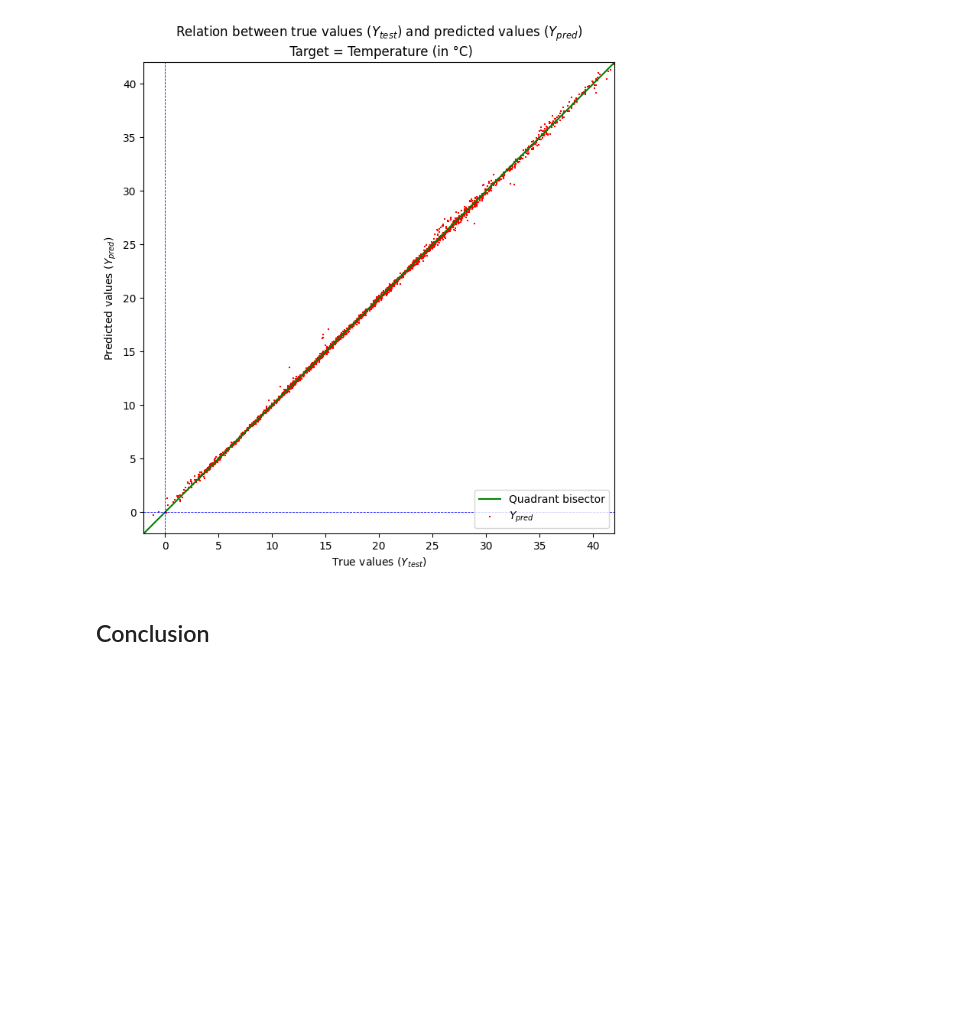
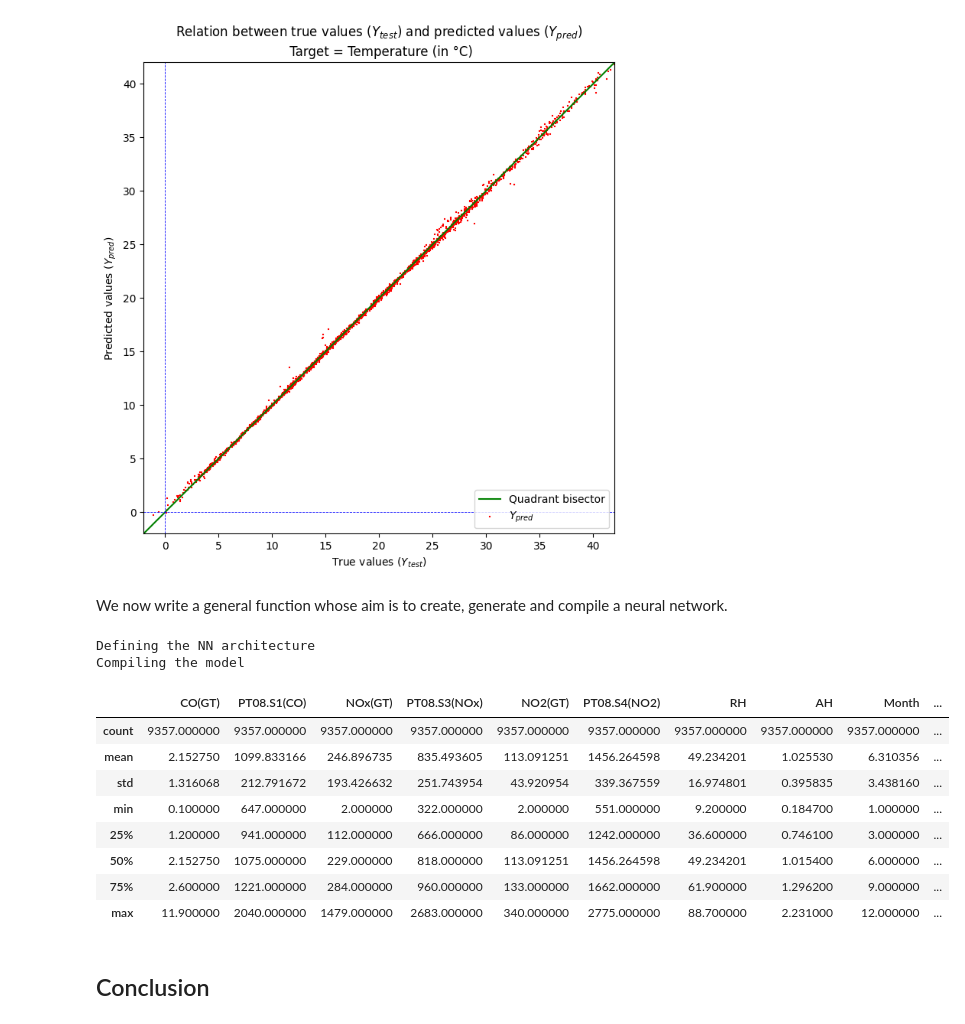
Before and after one commit to lcsrodriguez/dl-practicals, a Jupyter notebook: p2/p2.ipynb, the cells around one changed output. Drawn from its saved outputs; the diff is of its cells as text; code cells hidden in the pictures; blank space fills up the shorter version.

```diff
--- a/p2/p2.ipynb
+++ b/p2/p2.ipynb
@@ -885,3 +888,5 @@ _ = plt.legend(loc="lower right")
 plt.savefig("img/out.svg", dpi=600)
 # %% [output]
 [figure]
+# %% [markdown]
+We now write a general function whose aim is to create, generate and compile a neural network.
@@ -887,0 +945,21 @@ plt.savefig("img/out.svg", dpi=600)
+# %%
+m = generate_model(2e-3,
+               [
+                   (12, "relu"),
+                   (10, "relu"),
+                   (10, "relu"),
+                   (10, "relu"),
+               ],
+               loss_function="mse",
+              )
+
+plot_model(m, rankdir="LR")
+
+visualizer(m,
+           filename="img/m",
+           format='png',
+           view=False
+          )
+# %% [output]
+Defining the NN architecture
+Compiling the model
@@ -888,3 +979,15 @@ plt.savefig("img/out.svg", dpi=600)
+# %%
+X.describe()
+# %% [output]
+|  | CO(GT) | PT08.S1(CO) | NOx(GT) | PT08.S3(NOx) | NO2(GT) | PT08.S4(NO2) | RH | AH | Month | ... |
+| count | 9357.000000 | 9357.000000 | 9357.000000 | 9357.000000 | 9357.000000 | 9357.000000 | 9357.000000 | 9357.000000 | 9357.000000 | ... |
+| mean | 2.152750 | 1099.833166 | 246.896735 | 835.493605 | 113.091251 | 1456.264598 | 49.234201 | 1.025530 | 6.310356 | ... |
+| std | 1.316068 | 212.791672 | 193.426632 | 251.743954 | 43.920954 | 339.367559 | 16.974801 | 0.395835 | 3.438160 | ... |
+| min | 0.100000 | 647.000000 | 2.000000 | 322.000000 | 2.000000 | 551.000000 | 9.200000 | 0.184700 | 1.000000 | ... |
+| 25% | 1.200000 | 941.000000 | 112.000000 | 666.000000 | 86.000000 | 1242.000000 | 36.600000 | 0.746100 | 3.000000 | ... |
+| 50% | 2.152750 | 1075.000000 | 229.000000 | 818.000000 | 113.091251 | 1456.264598 | 49.234201 | 1.015400 | 6.000000 | ... |
+| 75% | 2.600000 | 1221.000000 | 284.000000 | 960.000000 | 133.000000 | 1662.000000 | 61.900000 | 1.296200 | 9.000000 | ... |
+| max | 11.900000 | 2040.000000 | 1479.000000 | 2683.000000 | 340.000000 | 2775.000000 | 88.700000 | 2.231000 | 12.000000 | ... |
 # %% [markdown]
 ## Conclusion
 # %% [markdown]
```
Also changed, not shown: parts of 5 cells of this notebook, 4 other files.
